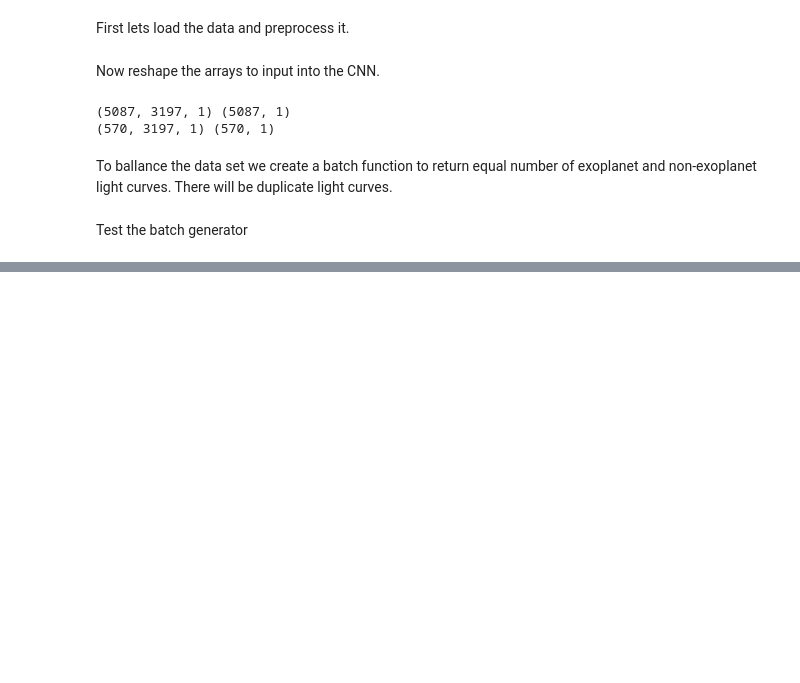
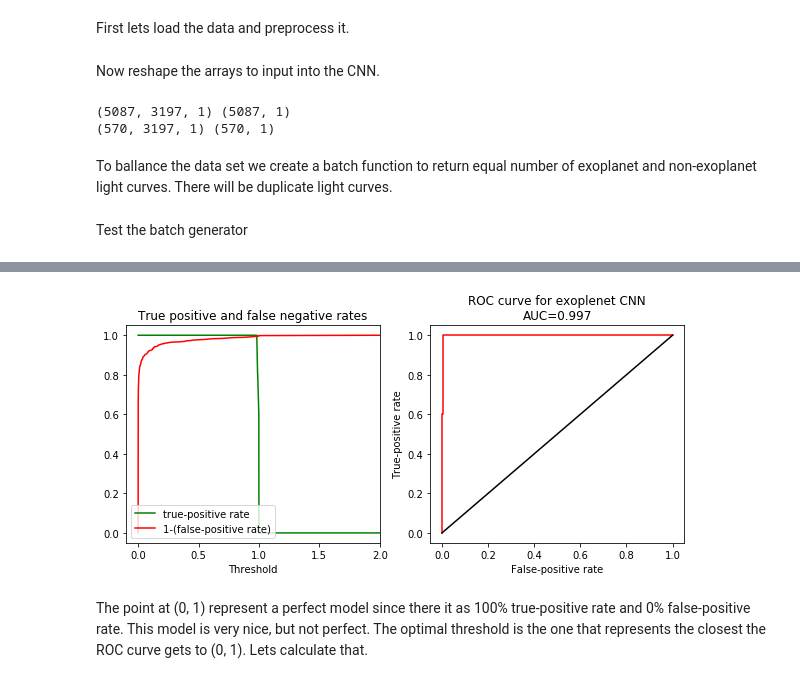
Before and after one commit to RockyMountainDataScience/Spring_2020_Workshops, a Jupyter notebook: workshop5/exoplanet_cnn.ipynb, the cells around one changed output, grey strips where cells are left out. Cells and saved outputs as stored; diff of their text form; code cells hidden in the pictures; blank space fills up the shorter version.

```diff
--- a/workshop5/exoplanet_cnn.ipynb
+++ b/workshop5/exoplanet_cnn.ipynb
@@ -189,0 +249,19 @@ plt.legend();
+# %%
+fpr, tpr, thresholds = sklearn.metrics.roc_curve(test_data_labels, cnn_predict, drop_intermediate=False)
+auc = sklearn.metrics.auc(fpr, tpr)
+
+_, ax = plt.subplots(1, 2, figsize=(10, 4))
+
+ax[0].plot(thresholds, tpr, 'g', label='true-positive rate')
+ax[0].plot(thresholds, 1-fpr, 'r', label='1-(false-positive rate)')
+ax[0].set(xlabel='Threshold', xlim=(-0.1, 2), title='True positive and false negative rates')
+ax[0].legend(loc=3)
+ax[1].plot(fpr, tpr, 'r')
+ax[1].plot(np.linspace(0, 1), np.linspace(0, 1), 'k')
+ax[1].set(title=f'ROC curve for exoplenet CNN\nAUC={round(auc, 3)}',
+            xlabel='False-positive rate', ylabel='True-positive rate');
+# %% [output]
+[figure, added]
+# %% [markdown]
+The point at (0, 1) represent a perfect model since there it as 100% true-positive rate and 0% false-positive rate. This model is very nice, but not perfect. The optimal threshold is the one
+that represents the closest the ROC curve gets to (0, 1). Lets calculate that.
```
Also changed, not shown: parts of 16 cells of this notebook.
